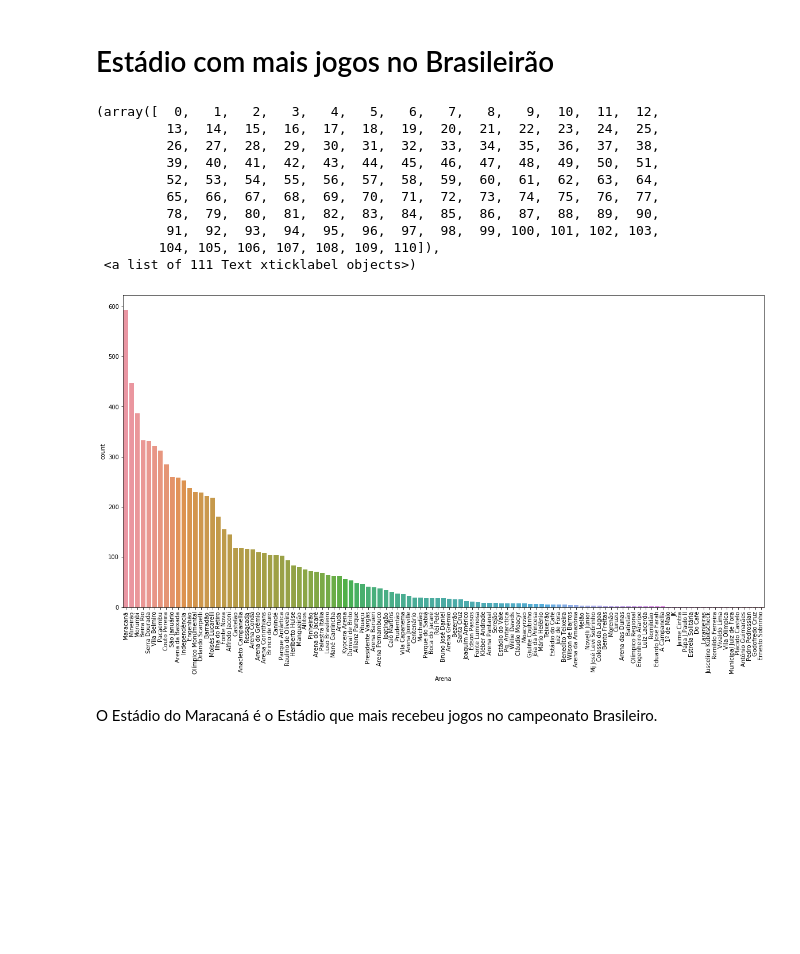
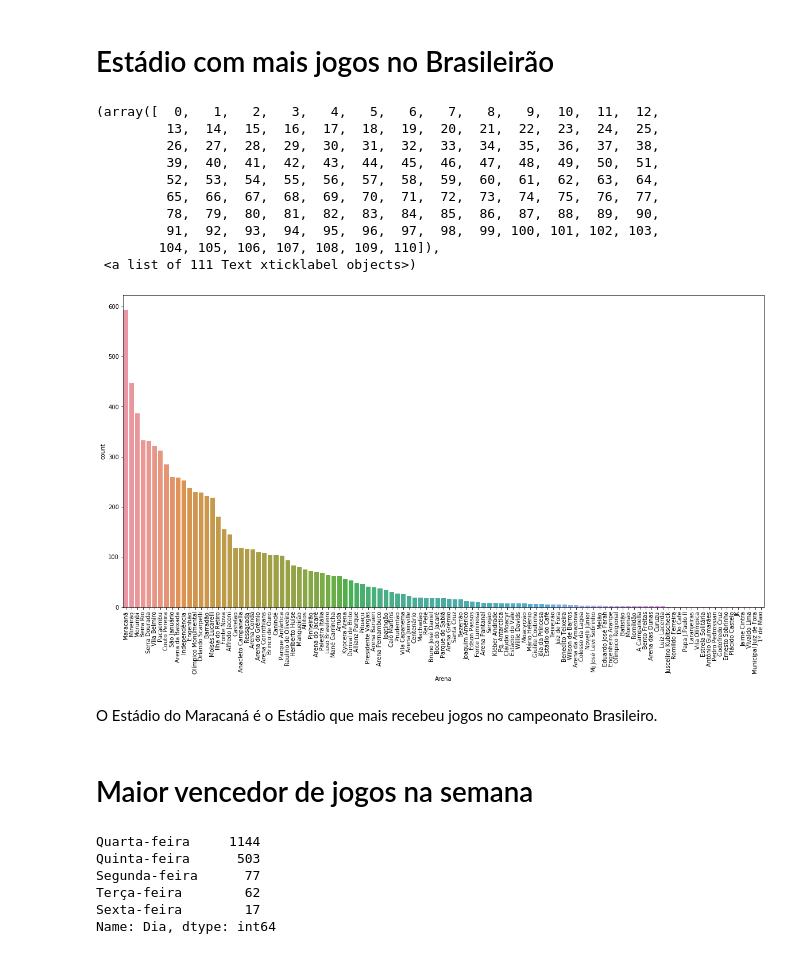
Before and after one commit to marcoaurelio5/Data-Science, a Jupyter notebook: Análise exploratória Campeonato Brasileiro 2000-2019.ipynb, the cells around one changed output. Cells and saved outputs as stored; diff of their text form; code cells hidden in the pictures; blank space fills up the shorter version.

```diff
--- a/Análise exploratória Campeonato Brasileiro 2000-2019.ipynb
+++ b/Análise exploratória Campeonato Brasileiro 2000-2019.ipynb
@@ -136,19 +145,23 @@ Os clubes do Estado de São Paulo são os clubes que mais venceram.
 # Estádio com mais jogos no Brasileirão
 # %%
 plt.figure(figsize=(20,10))
-sns.countplot(x = "Arena", data = brasileiro, order = brasileiro['Arena'].value_counts().index)
+sns.countplot(x = "Arena",
+              data = brasileiro,
+              order = brasileiro['Arena'].value_counts().index)
 plt.xticks(rotation=90)
 # %% [output]
 (array([  0,   1,   2,   3,   4,   5,   6,   7,   8,   9,  10,  11,  12,
          13,  14,  15,  16,  17,  18,  19,  20,  21,  22,  23,  24,  25,
          26,  27,  28,  29,  30,  31,  32,  33,  34,  35,  36,  37,  38,
          39,  40,  41,  42,  43,  44,  45,  46,  47,  48,  49,  50,  51,
          52,  53,  54,  55,  56,  57,  58,  59,  60,  61,  62,  63,  64,
          65,  66,  67,  68,  69,  70,  71,  72,  73,  74,  75,  76,  77,
          78,  79,  80,  81,  82,  83,  84,  85,  86,  87,  88,  89,  90,
          91,  92,  93,  94,  95,  96,  97,  98,  99, 100, 101, 102, 103,
         104, 105, 106, 107, 108, 109, 110]),
  <a list of 111 Text xticklabel objects>)
-[figure, old version]
+[figure, new version]
 # %% [markdown]
 O Estádio do Maracaná é o Estádio que mais recebeu jogos no campeonato Brasileiro.
+# %% [markdown]
+# Maior vencedor de jogos na semana
@@ -154,0 +170,9 @@ O Estádio do Maracaná é o Estádio que mais recebeu jogos no campeonato Brasi
+# %%
+bra_sem["Dia"].value_counts()
+# %% [output]
+Quarta-feira     1144
+Quinta-feira      503
+Segunda-feira      77
+Terça-feira        62
+Sexta-feira        17
+Name: Dia, dtype: int64
```
Also changed, not shown: parts of 14 cells of this notebook.
